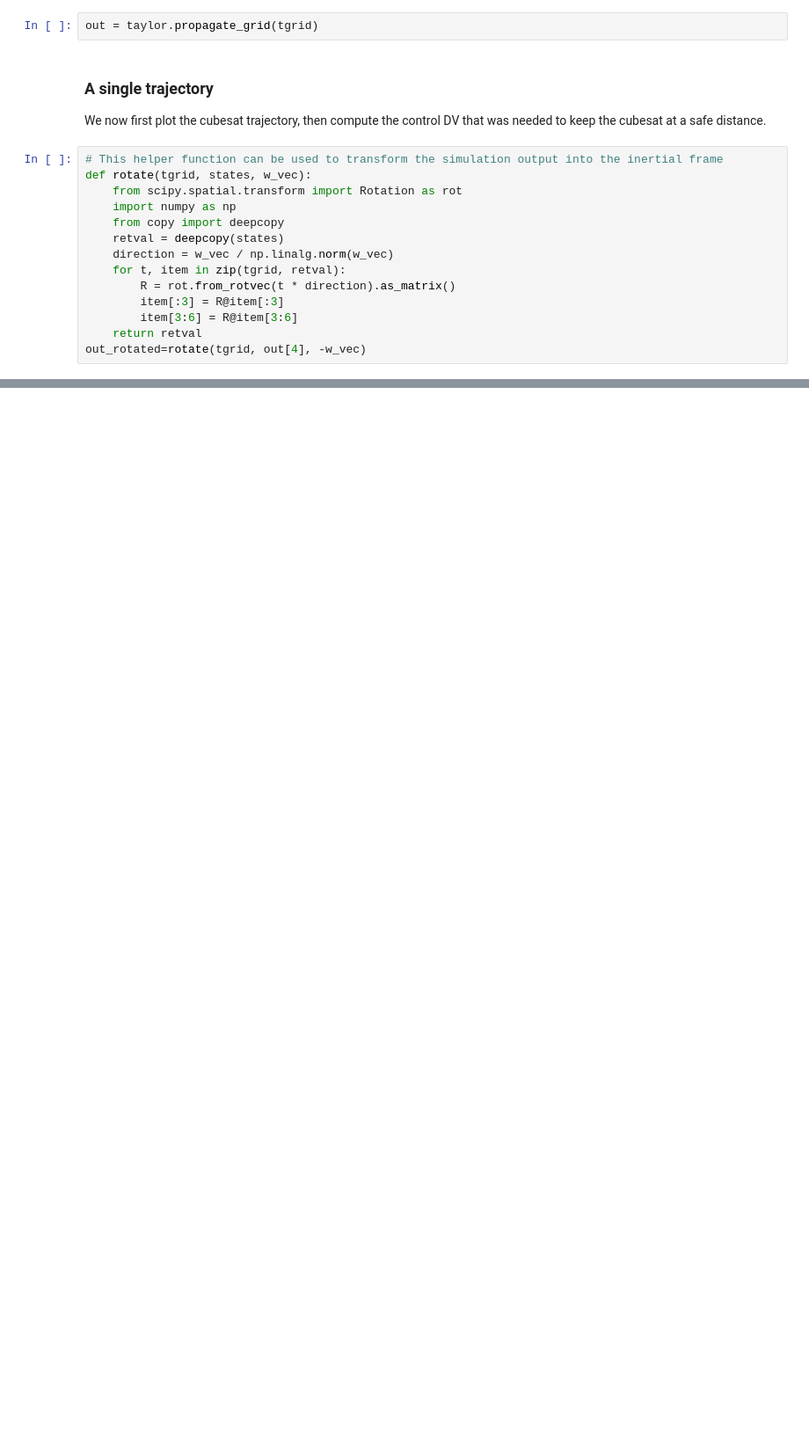
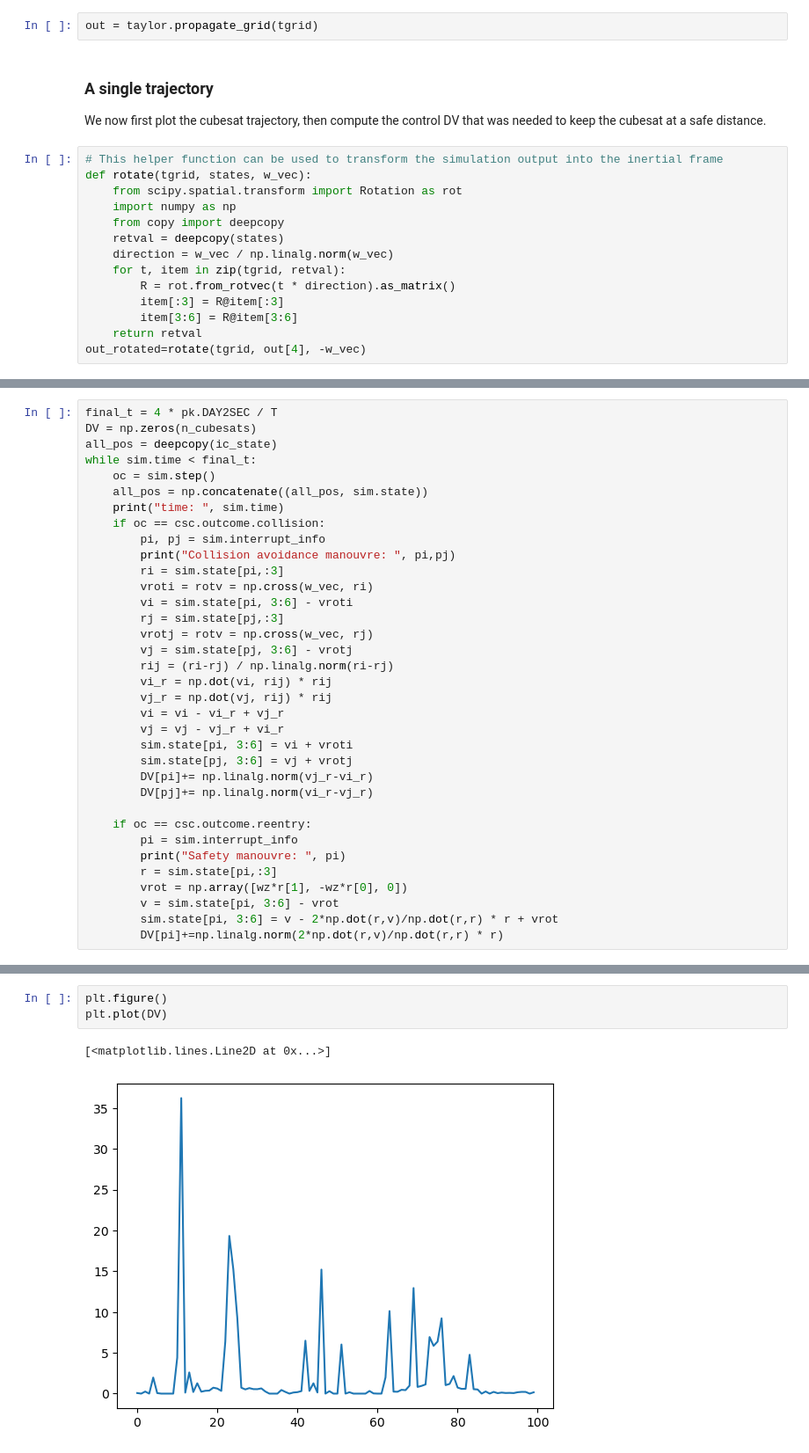
Before and after one commit to andreasaporito/cascade, a Jupyter notebook: doc/examples/itokawa_cubesats.ipynb, the cells around one changed output, grey strips where cells are left out. Shown: that part at 88% size. Drawn from its saved outputs; the diff is of its cells as text; blank space fills up the shorter version.

```diff
--- a/doc/examples/itokawa_cubesats.ipynb
+++ b/doc/examples/itokawa_cubesats.ipynb
@@ -241,0 +265,35 @@ sim = csc.sim(ic_state, collisional_step, dyn=dyn, reentry_radius=safety_radius,
+# %%
+final_t = 4 * pk.DAY2SEC / T
+DV = np.zeros(n_cubesats)
+all_pos = deepcopy(ic_state)
+while sim.time < final_t:
+    oc = sim.step()
+    all_pos = np.concatenate((all_pos, sim.state))
+    print("time: ", sim.time)
+    if oc == csc.outcome.collision:
+        pi, pj = sim.interrupt_info
+        print("Collision avoidance manouvre: ", pi,pj)
+        ri = sim.state[pi,:3]
+        vroti = rotv = np.cross(w_vec, ri)
+        vi = sim.state[pi, 3:6] - vroti
+        rj = sim.state[pj,:3]
+        vrotj = rotv = np.cross(w_vec, rj)
+        vj = sim.state[pj, 3:6] - vrotj
+        rij = (ri-rj) / np.linalg.norm(ri-rj)
+        vi_r = np.dot(vi, rij) * rij
+        vj_r = np.dot(vj, rij) * rij
+        vi = vi - vi_r + vj_r
+        vj = vj - vj_r + vi_r
+        sim.state[pi, 3:6] = vi + vroti
+        sim.state[pj, 3:6] = vj + vrotj
+        DV[pi]+= np.linalg.norm(vj_r-vi_r)
+        DV[pj]+= np.linalg.norm(vi_r-vj_r)
+
+    if oc == csc.outcome.reentry:
+        pi = sim.interrupt_info
+        print("Safety manouvre: ", pi)
+        r = sim.state[pi,:3]
+        vrot = np.array([wz*r[1], -wz*r[0], 0])
+        v = sim.state[pi, 3:6] - vrot
+        sim.state[pi, 3:6] = v - 2*np.dot(r,v)/np.dot(r,r) * r + vrot
+        DV[pi]+=np.linalg.norm(2*np.dot(r,v)/np.dot(r,r) * r)
@@ -241,0 +351,6 @@ sim = csc.sim(ic_state, collisional_step, dyn=dyn, reentry_radius=safety_radius,
+# %%
+plt.figure()
+plt.plot(DV)
+# %% [output]
+[<matplotlib.lines.Line2D at 0x...>]
+[figure, added]
```
Also changed, not shown: parts of 18 cells of this notebook, 3 other files.
